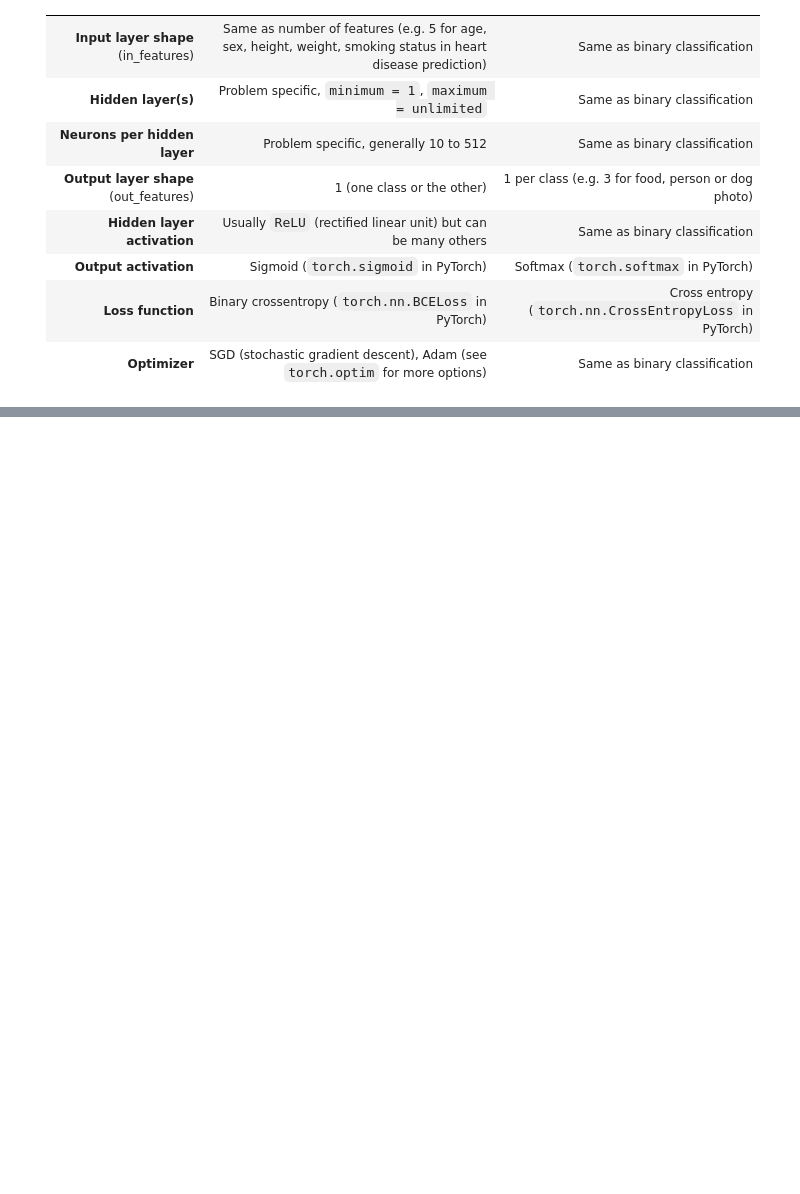
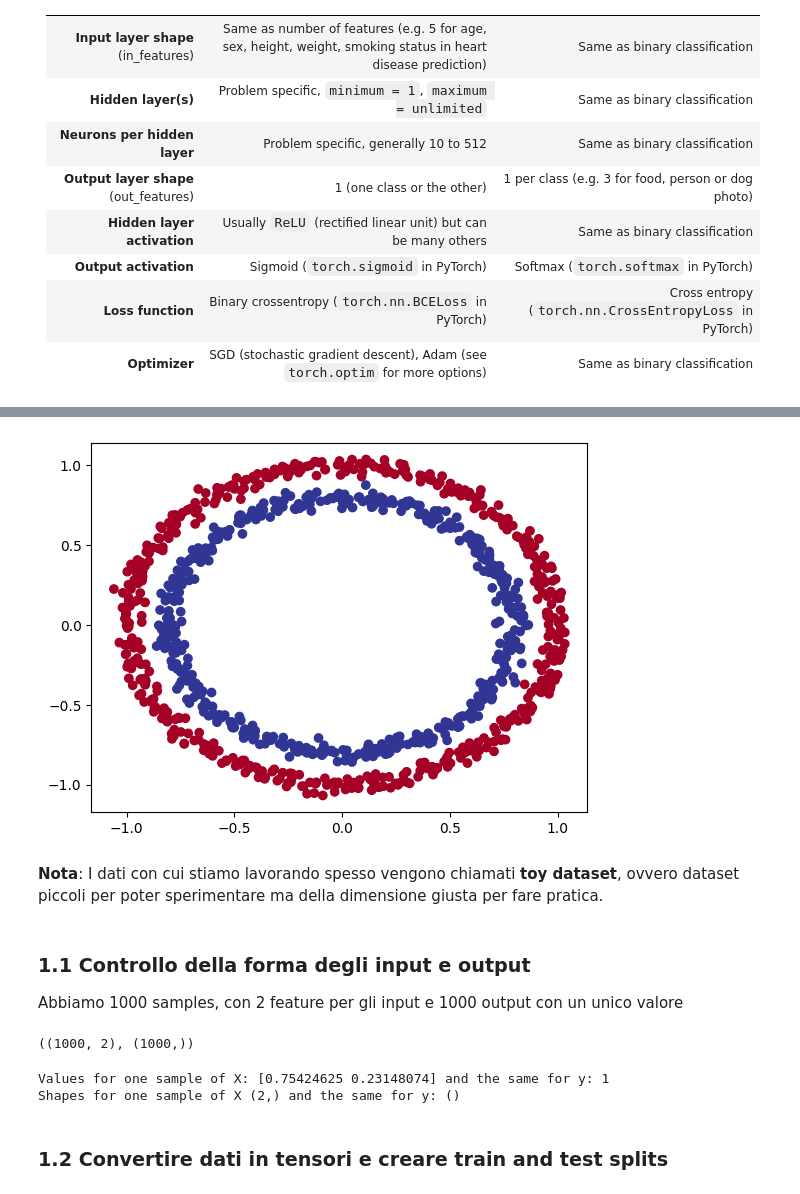
Before and after one commit to Pandagan-85/ztm_pytorch_bootcamp, a Jupyter notebook: 02_PyTorch_Neural_network_Classification.ipynb, the cells around one changed output, grey strips where cells are left out. Drawn from its saved outputs; the diff is of its cells as text; code cells hidden in the pictures; blank space fills up the shorter version.

```diff
--- a/02_PyTorch_Neural_network_Classification.ipynb
+++ b/02_PyTorch_Neural_network_Classification.ipynb
@@ -27,0 +57,11 @@ Il barch size sarà di 32 ([tweet LeCun](https://x.com/ylecun/status/98961020849
+# %%
+# Make dataframe of circle data
+
+import pandas as pd
+circles = pd.DataFrame({
+    "X1": X[:,0],
+    "X2": X[:,1],
+    "label":y
+})
+
+circles.head(10)
@@ -27,0 +99,32 @@ Il barch size sarà di 32 ([tweet LeCun](https://x.com/ylecun/status/98961020849
+# %%
+# Visualize visualize visualize (test con il dataframe)
+import matplotlib.pyplot as plt
+plt.scatter(
+    x=circles["X1"],
+    y=circles["X2"],
+    c=circles["label"],
+    cmap=plt.cm.RdYlBu
+);
+# %% [output]
+[figure, added]
+# %% [markdown]
+**Nota**: I dati con cui stiamo lavorando spesso vengono chiamati **toy dataset**, ovvero dataset piccoli per poter sperimentare ma della dimensione giusta per fare pratica.
+# %% [markdown]
+### 1.1 Controllo della forma degli input e output
+Abbiamo 1000 samples, con 2 feature per gli input e 1000 output con un unico valore
+# %%
+X.shape, y.shape
+# %% [output]
+((1000, 2), (1000,))
+# %%
+# Visualizziamo il primo esempio di feature e label
+X_sample = X[0]
+y_sample = y[0]
+
+print(f"Values for one sample of X: {X_sample} and the same for y: {y_sample}")
+print(f"Shapes for one sample of X {X_sample.shape} and the same for y: {y_sample.shape}")
+# %% [output]
+Values for one sample of X: [0.75424625 0.23148074] and the same for y: 1
+Shapes for one sample of X (2,) and the same for y: ()
+# %% [markdown]
+### 1.2 Convertire dati in tensori e creare train and test splits
```
Also changed, not shown: parts of 74 cells of this notebook, 3 other files.
